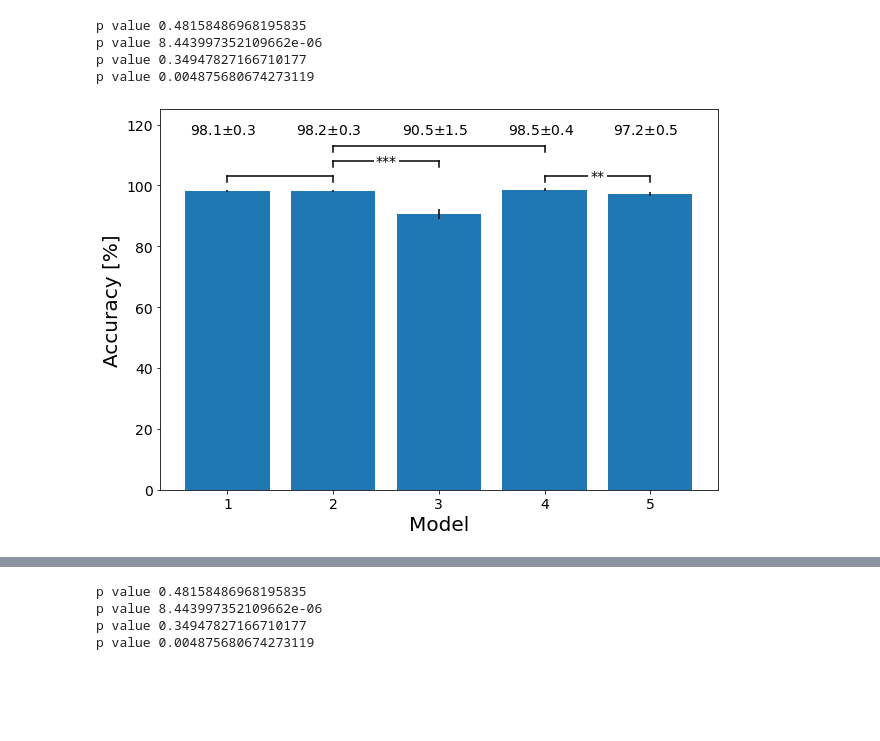
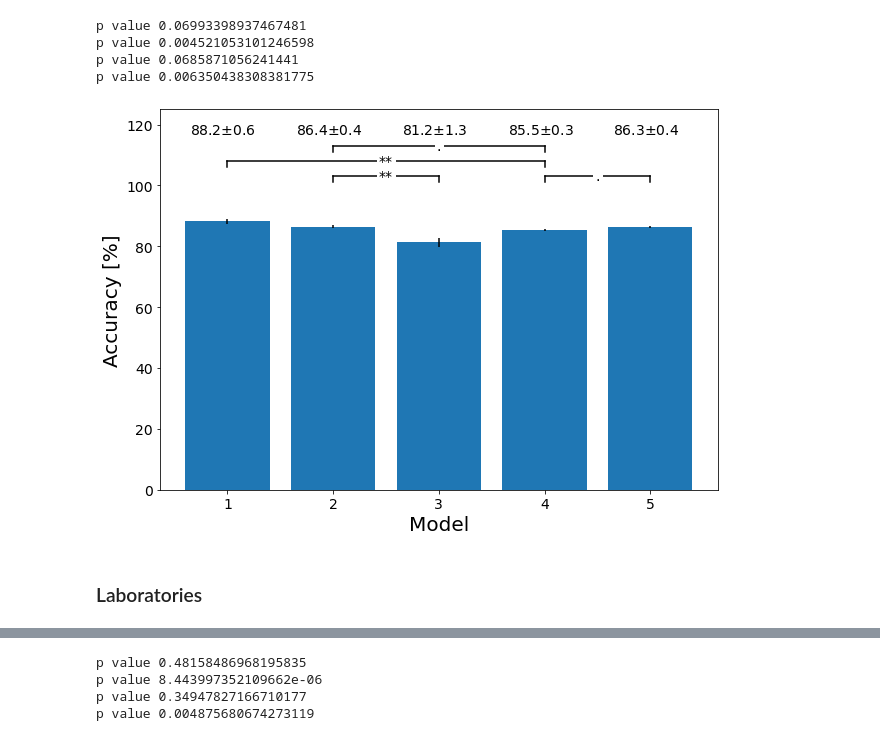
Before and after one commit to nfholsen/Rock_Cuttings_Characterisation, a Jupyter notebook: Cuttings_Characterisation/PostProcessing/model_selection.ipynb, the cells around one changed output, grey strips where cells are left out. Drawn from its saved outputs; the diff is of its cells as text; code cells hidden in the pictures; blank space fills up the shorter version.

Commit message:
update model trained

```diff
--- a/Cuttings_Characterisation/PostProcessing/model_selection.ipynb
+++ b/Cuttings_Characterisation/PostProcessing/model_selection.ipynb
@@ -43,6 +43,3 @@ def add_bar(x_1,x_2,res_1,res_2,y,ax):
          {'color': 'black', 'fontsize': 14, 'ha': 'center', 'va': 'center',
           'bbox': dict( fc="white", ec="white", pad=2)})
     return y+5
-# %%
-with open('validation.json', 'r') as openfile:
-    dict_acc = json.load(openfile)
@@ -58,0 +46,11 @@ lists = ['MAR_RESNET34_RESIZED_256_ALL_NEW','MAR_RESNET34_PADDED_256_ALL_NEW','M
+# %%
+names = ['MAR_RESNET34_CROPPED_256_borehole_train','MAR_RESNET18_PADDED_256_borehole_train','MAR_RESNET18_PADDED_128_borehole_train','MAR_RESNET34_PADDED_256_borehole_train','MAR_RESNET34_RESIZED_256_borehole_train']
+
+validation = {}
+for name in names:
+    validation[name] = []
+    for path in glob.glob(f'../Models/outputs/{name}/model_logs_*.json'):
+        with open(path) as file:
+            valid_acc = json.load(file)
+
+            validation[name].append(valid_acc['train_evolution'][-1][-1]['Valid Accuracy'])
@@ -63,53 +79,55 @@ pos = np.arange(1,6)
 
 ax.bar(
     x=pos,
-    height=pd.DataFrame.from_dict(dict_acc)[lists].mean(axis=0).values * 100,
-    yerr=pd.DataFrame.from_dict(dict_acc)[lists].std(axis=0).values * 100
+    height=pd.DataFrame.from_dict(validation)[names].mean(axis=0).values * 100,
+    yerr=pd.DataFrame.from_dict(validation)[names].std(axis=0).values * 100
     )
 
 tests = [
-    ("MAR_RESNET34_RESIZED_256_ALL_NEW","MAR_RESNET34_PADDED_256_ALL_NEW"),
-    ("MAR_RESNET34_PADDED_256_ALL_NEW","MAR_RESNET34_CROPPED_256_ALL_NEW"),
-    ("MAR_RESNET34_PADDED_256_ALL_NEW","MAR_RESNET18_PADDED_256_ALL_NEW"),
-    ("MAR_RESNET18_PADDED_256_ALL_NEW","MAR_RESNET18_PADDED_128_ALL_NEW")
+    ("MAR_RESNET34_RESIZED_256_borehole_train","MAR_RESNET34_PADDED_256_borehole_train"),
+    ("MAR_RESNET34_PADDED_256_borehole_train","MAR_RESNET34_CROPPED_256_borehole_train"),
+    ("MAR_RESNET34_PADDED_256_borehole_train","MAR_RESNET18_PADDED_256_borehole_train"),
+    ("MAR_RESNET18_PADDED_256_borehole_train","MAR_RESNET18_PADDED_128_borehole_train")
 ]
 
 y = 100 # where to start the bar
 for i_, (model_1, model_2) in enumerate(np.array(tests)[[0,1,2]]) :
 
-    x_1 = [lists.index(i) for i in lists if i == model_1][0] + 1
-    x_2 = [lists.index(i) for i in lists if i == model_2][0] + 1
+    x_1 = [names.index(i) for i in names if i == model_1][0] + 1
+    x_2 = [names.index(i) for i in names if i == model_2][0] + 1
 
-    res_1 = dict_acc[model_1]
-    res_2 = dict_acc[model_2]
+    res_1 = validation[model_1]
+    res_2 = validation[model_2]
 
     y = add_bar(x_1,x_2,res_1,res_2,y,ax=ax)
 
 y = 100 # where to start the bar
 for i_, (model_1, model_2) in enumerate(np.array(tests)[[3]]) :
 
-    x_1 = [lists.index(i) for i in lists if i == model_1][0] + 1
-    x_2 = [lists.index(i) for i in lists if i == model_2][0] + 1
+    x_1 = [names.index(i) for i in names if i == model_1][0] + 1
+    x_2 = [names.index(i) for i in names if i == model_2][0] + 1
 
-    res_1 = dict_acc[model_1]
-    res_2 = dict_acc[model_2]
+    res_1 = validation[model_1]
+    res_2 = validation[model_2]
 
     y = add_bar(x_1,x_2,res_1,res_2,y,ax=ax)
 
-for i_, model in enumerate(lists):
+for i_, model in enumerate(names):
     plt.text(
         pos[i_]-0.35,
         117,
-        f"{np.round(np.mean(dict_acc[model])*100,1)}$\pm${np.round(np.std(dict_acc[model])*100,1)}",
+        f"{np.round(np.mean(validation[model])*100,1)}$\pm${np.round(np.std(validation[model])*100,1)}",
         fontdict={'fontsize':14})
 plt.ylabel('Accuracy [%]')
 plt.xlabel('Model')
 
 plt.ylim(0, 125)
 plt.savefig("../FiguresPaper/model_selection_1.png",bbox_inches='tight')
 # %% [output]
-p value 0.48158486968195835
-p value 8.443997352109662e-06
-p value 0.34947827166710177
-p value 0.004875680674273119
+p value 0.06993398937467481
+p value 0.004521053101246598
+p value 0.0685871056241441
+p value 0.006350438308381775
-[figure, old version]
+[figure, new version]
+# %% [markdown]
+### Laboratories
```
Also changed, not shown: parts of 7 cells of this notebook, 46 other files.
